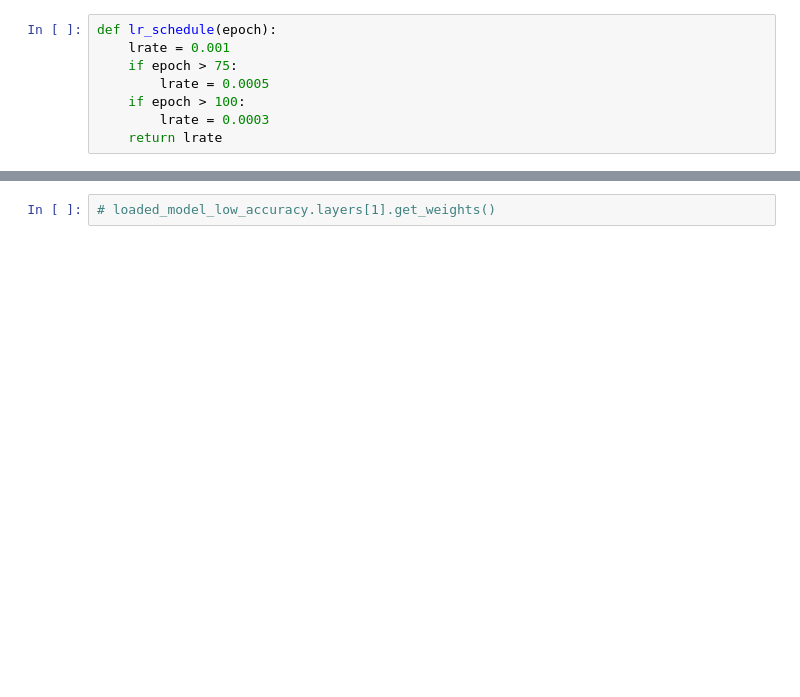
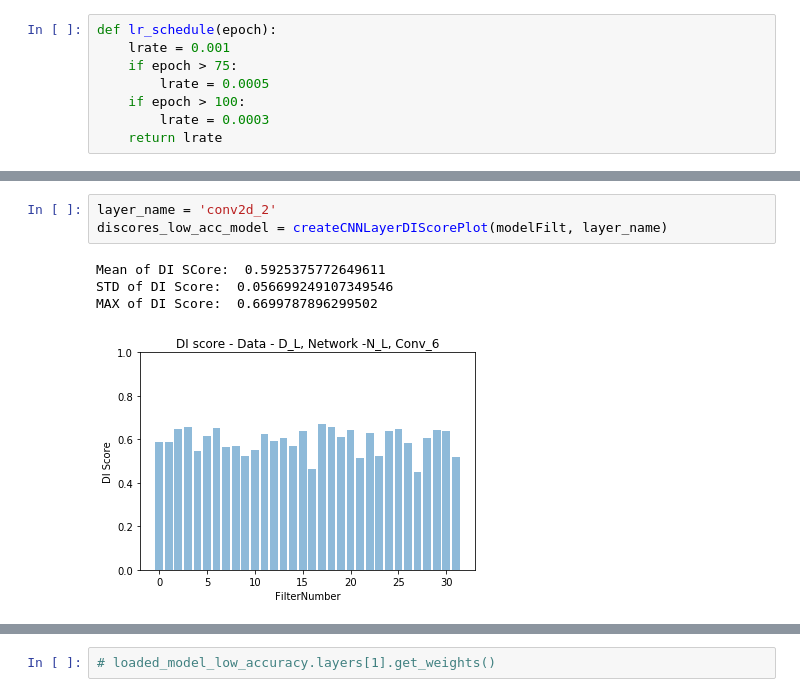
Before and after one commit to preritt/KProj, a Jupyter notebook: FilterTransferFromHighAccToLowAccVer02_04242019_NotWork.ipynb, the cells around one changed output, grey strips where cells are left out. Drawn from its saved outputs; the diff is of its cells as text; blank space fills up the shorter version.

```diff
--- a/FilterTransferFromHighAccToLowAccVer02_04242019_NotWork.ipynb
+++ b/FilterTransferFromHighAccToLowAccVer02_04242019_NotWork.ipynb
@@ -455,3 +575,11 @@ KeyboardInterrupt: ignored
+# %%
+layer_name = 'conv2d_2'
+discores_low_acc_model = createCNNLayerDIScorePlot(modelFilt, layer_name)
+# %% [output]
+Mean of DI SCore:  0.5925375772649611
+STD of DI Score:  0.056699249107349546
+MAX of DI Score:  0.6699787896299502
+[figure, added]
 # %%
 modelFilt.fit_generator(datagen.flow(train_X, train_ground, batch_size=batch_size),\
                     steps_per_epoch=train_X.shape[0] // batch_size,epochs=60,\
```
Also changed, not shown: parts of 26 cells of this notebook.
